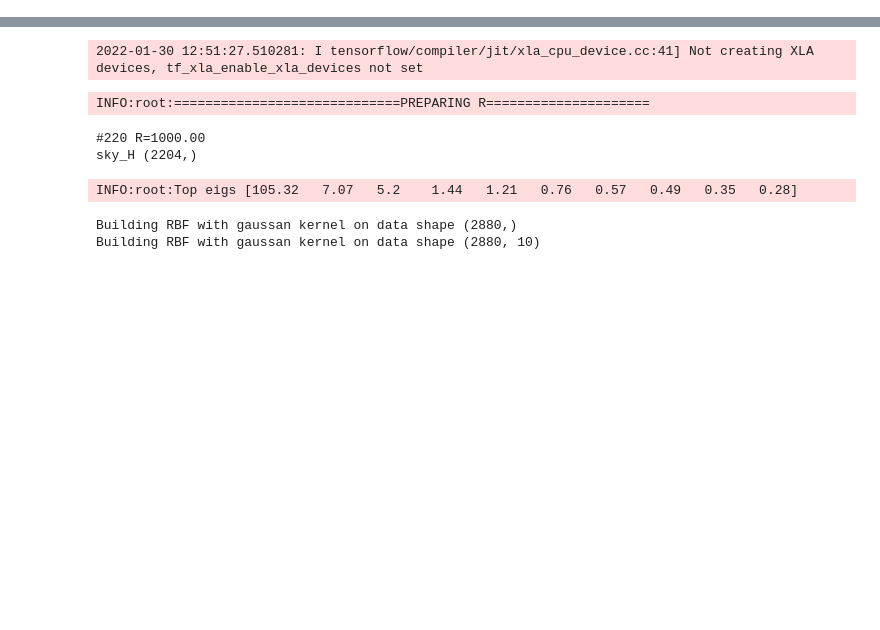
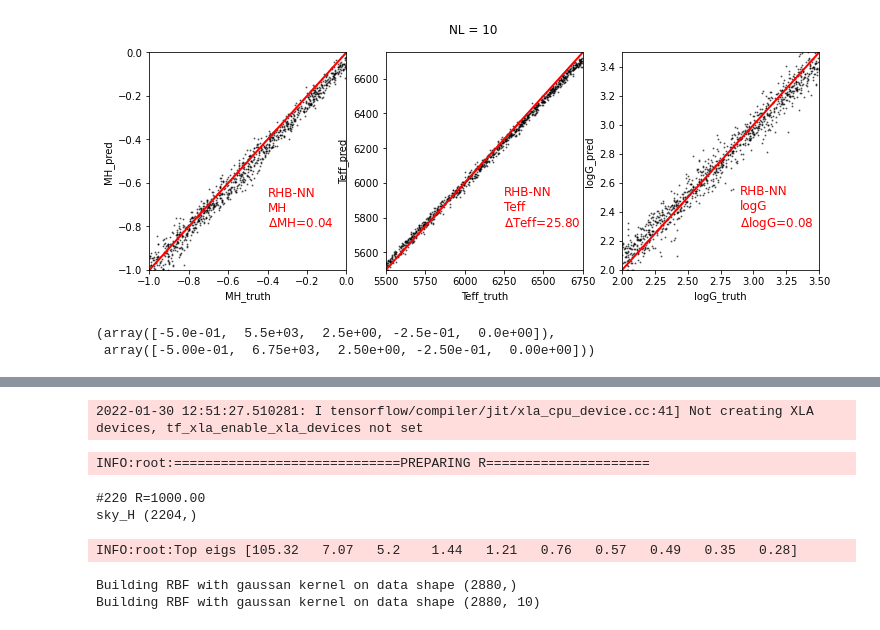
Before and after one commit to ViskaWei/PIML_v0, a Jupyter notebook: nb/RHB_noisednn.ipynb, the cells around one changed output, grey strips where cells are left out. Drawn from its saved outputs; the diff is of its cells as text; code cells hidden in the pictures; blank space fills up the shorter version.

```diff
--- a/nb/RHB_noisednn.ipynb
+++ b/nb/RHB_noisednn.ipynb
@@ -16,0 +21,2 @@ sys.path.insert(0, PROJECT_PATH)
+# %%
+d = DnnBoxW()
@@ -16,0 +34,9 @@ sys.path.insert(0, PROJECT_PATH)
+# %%
+# ms = ["R_ep1000_nzD_nl10_lr003_I60_h4_O3_dp002_30_1418"]
+ms="R_ep1000_nzD_nl10_lr20_I60_h4_O3_dp002_29_2347"
+# %%
+d.load_train(ms, topk=10)
+# %%
+d.test(test_NL=10, nTest=1000)
+# %% [output]
+[figure, added]
@@ -16,0 +55,5 @@ sys.path.insert(0, PROJECT_PATH)
+# %%
+pmt1, pmt2
+# %% [output]
+(array([-5.0e-01,  5.5e+03,  2.5e+00, -2.5e-01,  0.0e+00]),
+ array([-5.00e-01,  6.75e+03,  2.50e+00, -2.50e-01,  0.00e+00]))
```
Also changed, not shown: parts of 24 cells of this notebook, 13 other files.
